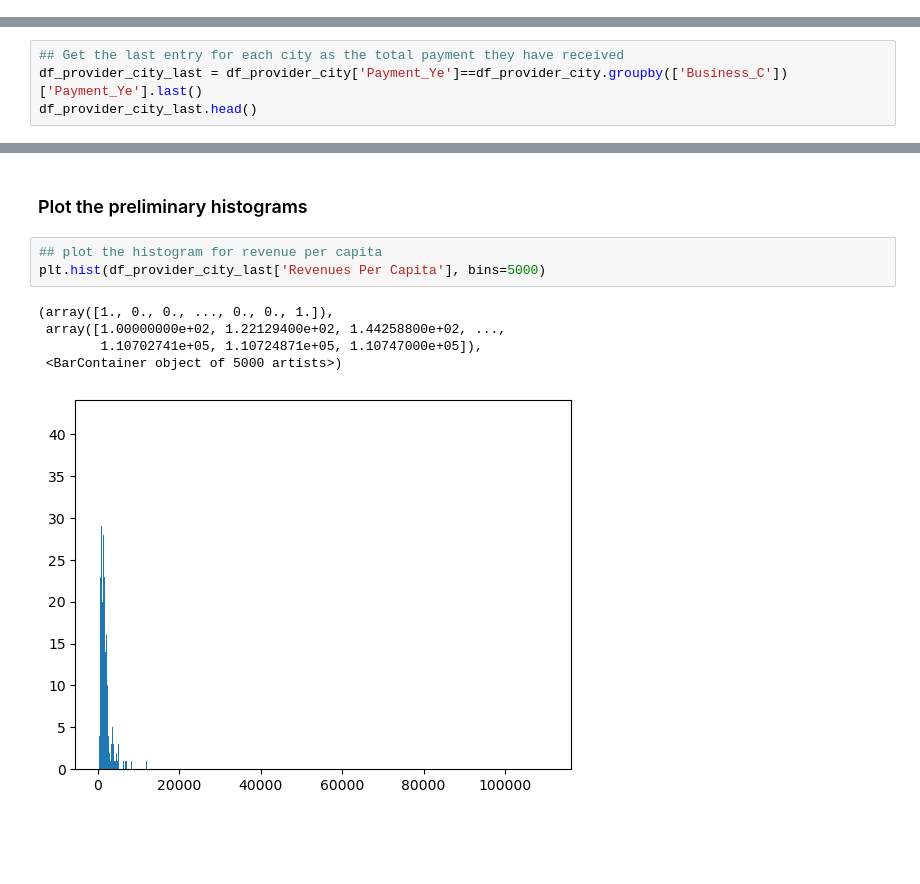
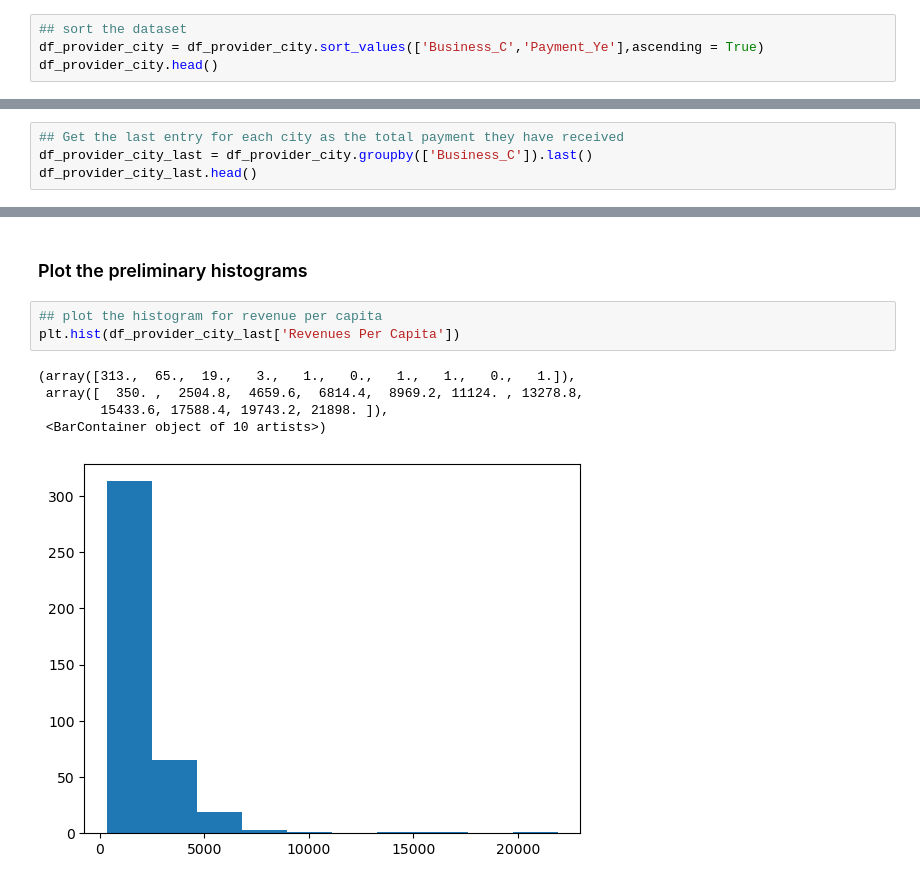
Before and after one commit to vicky-playground/EHR-GDP, a Jupyter notebook: city_comparison_code/EHR City Corrolation.ipynb, the cells around one changed output, grey strips where cells are left out. Saved outputs shown, nothing was run; the diff lists cells and outputs as text; blank space fills up the shorter version.

```diff
--- a/city_comparison_code/EHR City Corrolation.ipynb
+++ b/city_comparison_code/EHR City Corrolation.ipynb
@@ -127,3 +127,7 @@ df_provider_city.head()
 | 2 | adelanto | 2016 | 29750.00 | 14565863 | 33497.0 | 435.0 | ... |
 | 3 | agoura hills | 2014 | 63750.00 | 25485389 | 20625.0 | 1236.0 | ... |
 | 4 | agoura hills | 2016 | 21250.00 | 28100766 | 21211.0 | 1325.0 | ... |
+# %%
+## sort the dataset
+df_provider_city = df_provider_city.sort_values(['Business_C','Payment_Ye'],ascending = True)
+df_provider_city.head()
@@ -130,5 +141,5 @@ df_provider_city.head()
 # %%
 ## Get the last entry for each city as the total payment they have received
-df_provider_city_last = df_provider_city['Payment_Ye']==df_provider_city.groupby(['Business_C'])['Payment_Ye'].last()
+df_provider_city_last = df_provider_city.groupby(['Business_C']).last()
 df_provider_city_last.head()
 # %% [output]
@@ -137,12 +154,12 @@ ValueError: Can only compare identically-labeled Series objects
 ### Plot the preliminary histograms
 # %%
 ## plot the histogram for revenue per capita
-plt.hist(df_provider_city_last['Revenues Per Capita'], bins=5000)
+plt.hist(df_provider_city_last['Revenues Per Capita'])
 # %% [output]
-(array([1., 0., 0., ..., 0., 0., 1.]),
- array([1.00000000e+02, 1.22129400e+02, 1.44258800e+02, ...,
-        1.10702741e+05, 1.10724871e+05, 1.10747000e+05]),
- <BarContainer object of 5000 artists>)
+(array([313.,  65.,  19.,   3.,   1.,   0.,   1.,   1.,   0.,   1.]),
+ array([  350. ,  2504.8,  4659.6,  6814.4,  8969.2, 11124. , 13278.8,
+        15433.6, 17588.4, 19743.2, 21898. ]),
+ <BarContainer object of 10 artists>)
-[figure, old version]
+[figure, new version]
 # %%
 ## plot the histogram for expenditure per capita
```
Also changed, not shown: parts of 41 cells of this notebook, 1 other file.
